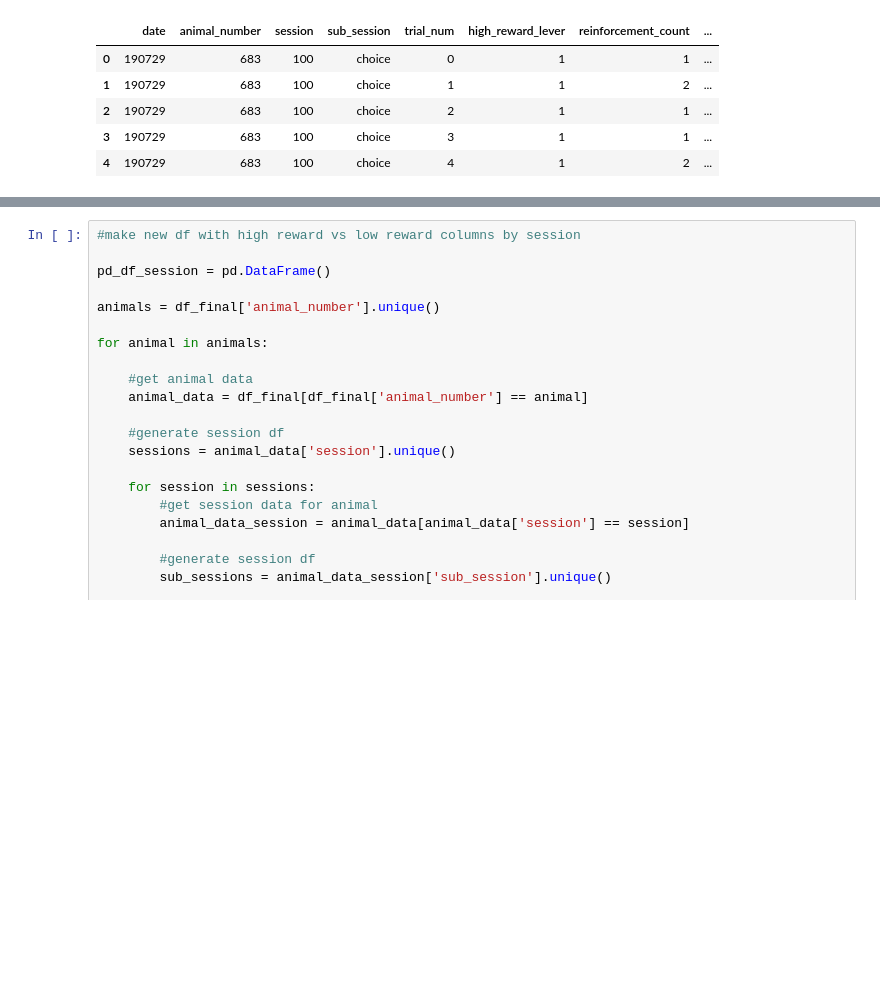
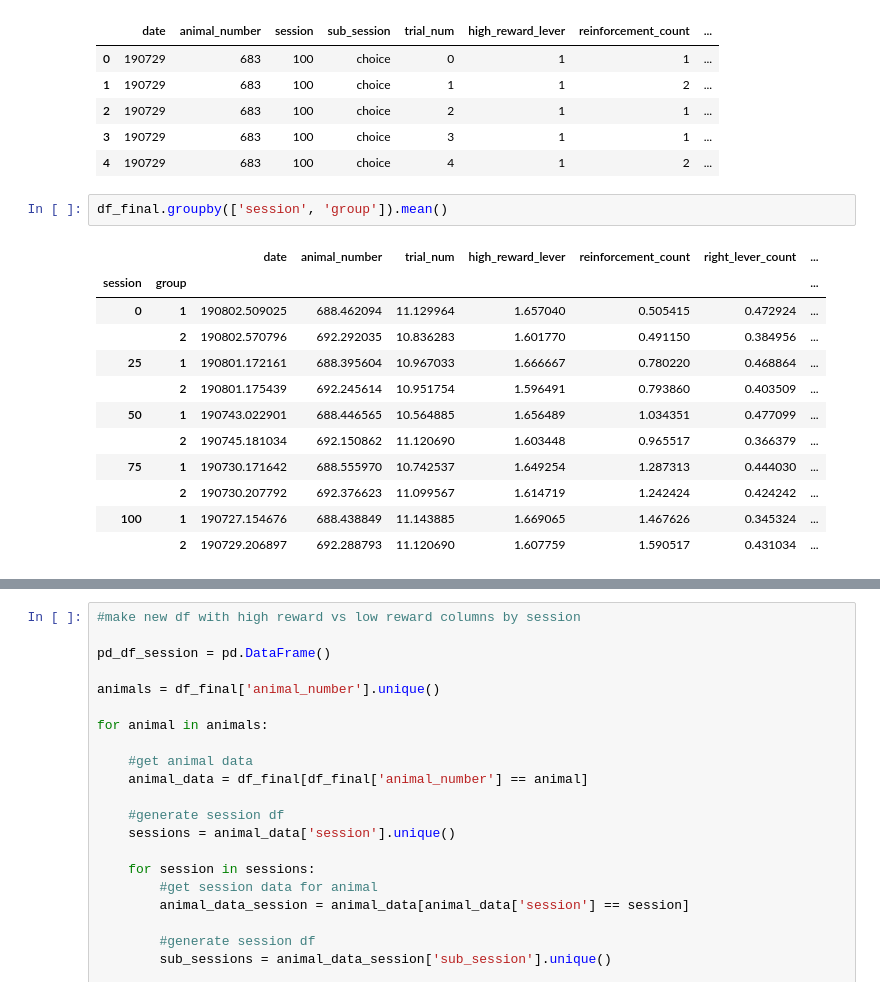
Before and after one commit to grace3999/MedPC, a Jupyter notebook: med_discounting_task_analysis.ipynb, the cells around one changed output, grey strips where cells are left out. Saved outputs shown, nothing was run; the diff lists cells and outputs as text; blank space fills up the shorter version.

```diff
--- a/med_discounting_task_analysis.ipynb
+++ b/med_discounting_task_analysis.ipynb
@@ -92,3 +72,18 @@ df_final.head()
 | 2 | 190729 | 683 | 100 | choice | 2 | 1 | 1 | ... |
 | 3 | 190729 | 683 | 100 | choice | 3 | 1 | 1 | ... |
 | 4 | 190729 | 683 | 100 | choice | 4 | 1 | 2 | ... |
+# %%
+df_final.groupby(['session', 'group']).mean()
+# %% [output]
+|  |  | date | animal_number | trial_num | high_reward_lever | reinforcement_count | right_lever_count | ... |
+| session | group |  |  |  |  |  |  | ... |
+| 0 | 1 | 190802.509025 | 688.462094 | 11.129964 | 1.657040 | 0.505415 | 0.472924 | ... |
+|  | 2 | 190802.570796 | 692.292035 | 10.836283 | 1.601770 | 0.491150 | 0.384956 | ... |
+| 25 | 1 | 190801.172161 | 688.395604 | 10.967033 | 1.666667 | 0.780220 | 0.468864 | ... |
+|  | 2 | 190801.175439 | 692.245614 | 10.951754 | 1.596491 | 0.793860 | 0.403509 | ... |
+| 50 | 1 | 190743.022901 | 688.446565 | 10.564885 | 1.656489 | 1.034351 | 0.477099 | ... |
+|  | 2 | 190745.181034 | 692.150862 | 11.120690 | 1.603448 | 0.965517 | 0.366379 | ... |
+| 75 | 1 | 190730.171642 | 688.555970 | 10.742537 | 1.649254 | 1.287313 | 0.444030 | ... |
+|  | 2 | 190730.207792 | 692.376623 | 11.099567 | 1.614719 | 1.242424 | 0.424242 | ... |
+| 100 | 1 | 190727.154676 | 688.438849 | 11.143885 | 1.669065 | 1.467626 | 0.345324 | ... |
+|  | 2 | 190729.206897 | 692.288793 | 11.120690 | 1.607759 | 1.590517 | 0.431034 | ... |
```
Also changed, not shown: parts of 10 cells of this notebook, 4 other files.
